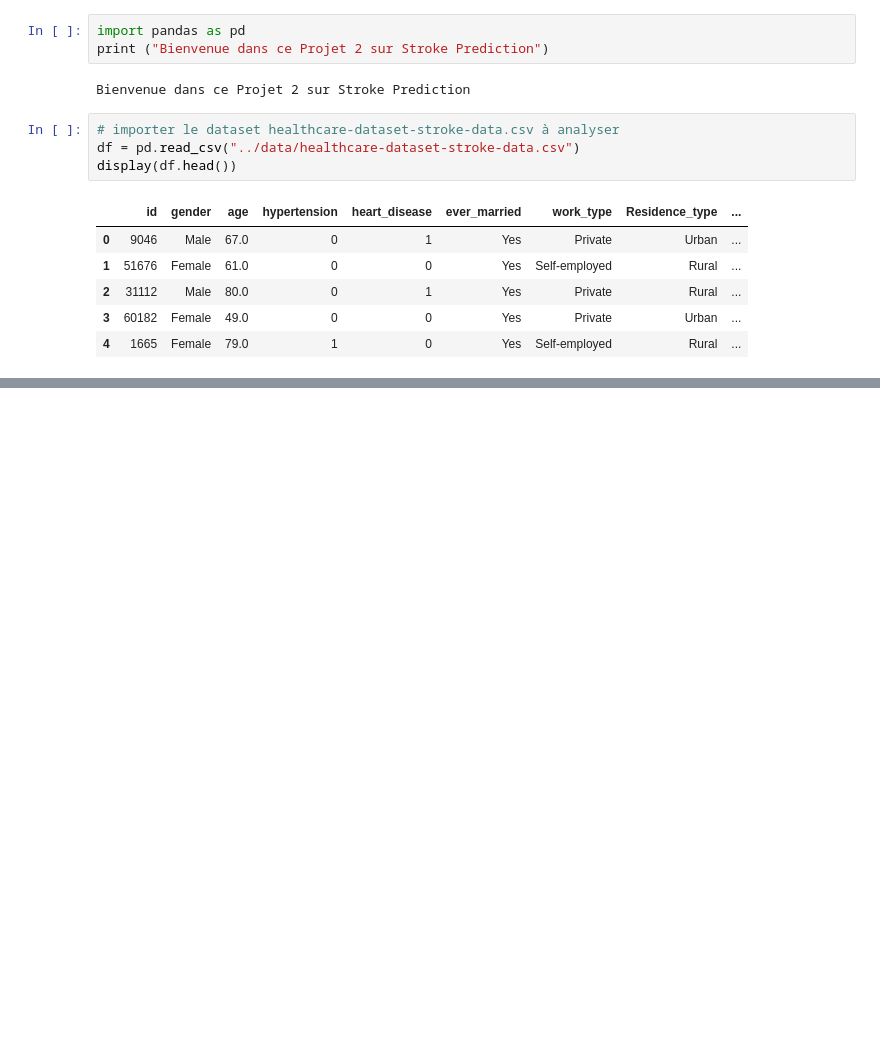
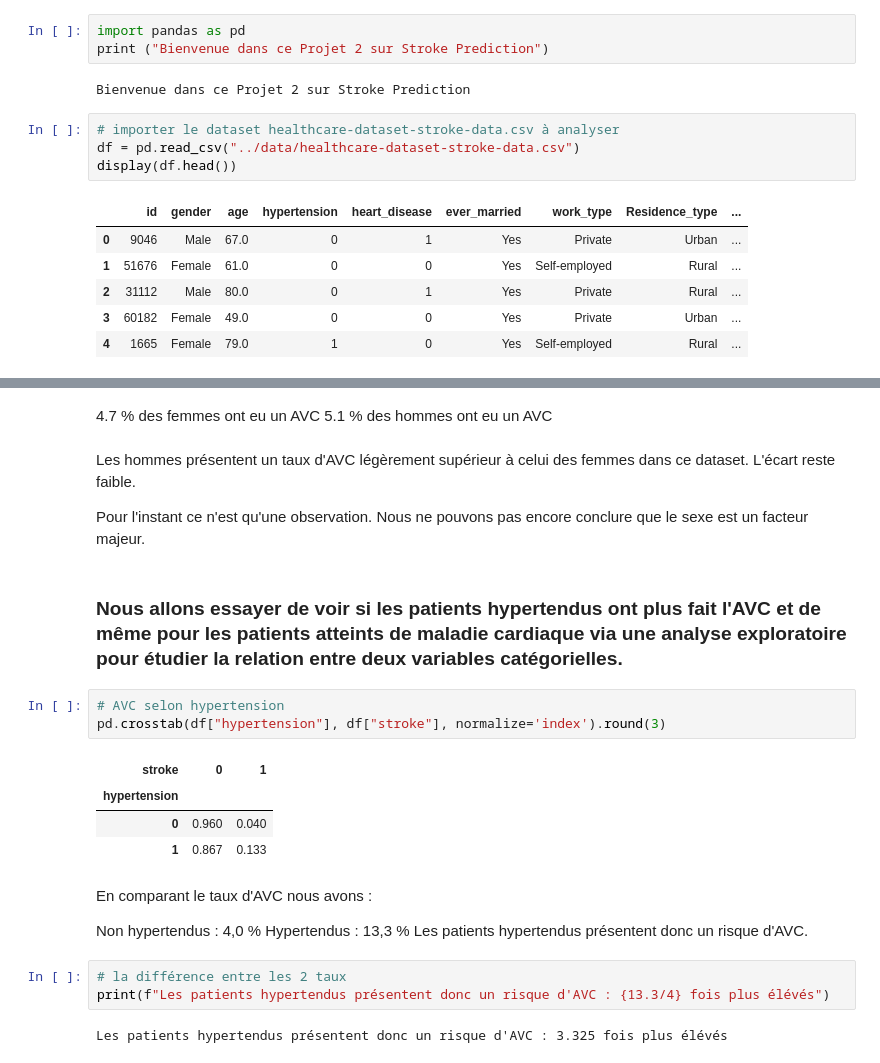
Before and after one commit to Audrey-Djomi/projet-avc-prediction, a Jupyter notebook: notebooks/01_exploration.ipynb, the cells around one changed output, grey strips where cells are left out. Drawn from its saved outputs; the diff is of its cells as text; blank space fills up the shorter version.

```diff
--- a/notebooks/01_exploration.ipynb
+++ b/notebooks/01_exploration.ipynb
@@ -27,0 +331,29 @@ Index(['id', 'gender', 'age', 'hypertension', 'heart_disease', 'ever_married',
+# %% [markdown]
+4.7 % des femmes ont eu un AVC
+5.1 % des hommes ont eu un AVC
+# %% [markdown]
+Les hommes présentent un taux d'AVC légèrement supérieur à celui des femmes dans ce dataset.
+L'écart reste faible.
+
+Pour l'instant ce n'est qu'une observation. Nous ne pouvons pas encore conclure que le sexe est un facteur majeur.
+# %% [markdown]
+### Nous allons essayer de voir si les patients hypertendus ont plus fait l'AVC et de même pour les patients atteints de maladie cardiaque via une analyse exploratoire pour étudier la relation entre deux variables catégorielles.
+# %%
+# AVC selon hypertension
+pd.crosstab(df["hypertension"], df["stroke"], normalize='index').round(3)
+# %% [output]
+| stroke | 0 | 1 |
+| hypertension |  |  |
+| 0 | 0.960 | 0.040 |
+| 1 | 0.867 | 0.133 |
+# %% [markdown]
+En comparant le taux d'AVC nous avons :
+
+Non hypertendus : 4,0 %
+Hypertendus : 13,3 %
+Les patients hypertendus présentent donc un risque d'AVC.
+# %%
+# la différence entre les 2 taux
+print(f"Les patients hypertendus présentent donc un risque d'AVC : {13.3/4} fois plus élévés")
+# %% [output]
+Les patients hypertendus présentent donc un risque d'AVC : 3.325 fois plus élévés
```
Also changed, not shown: parts of 42 cells of this notebook, 2 other files.
